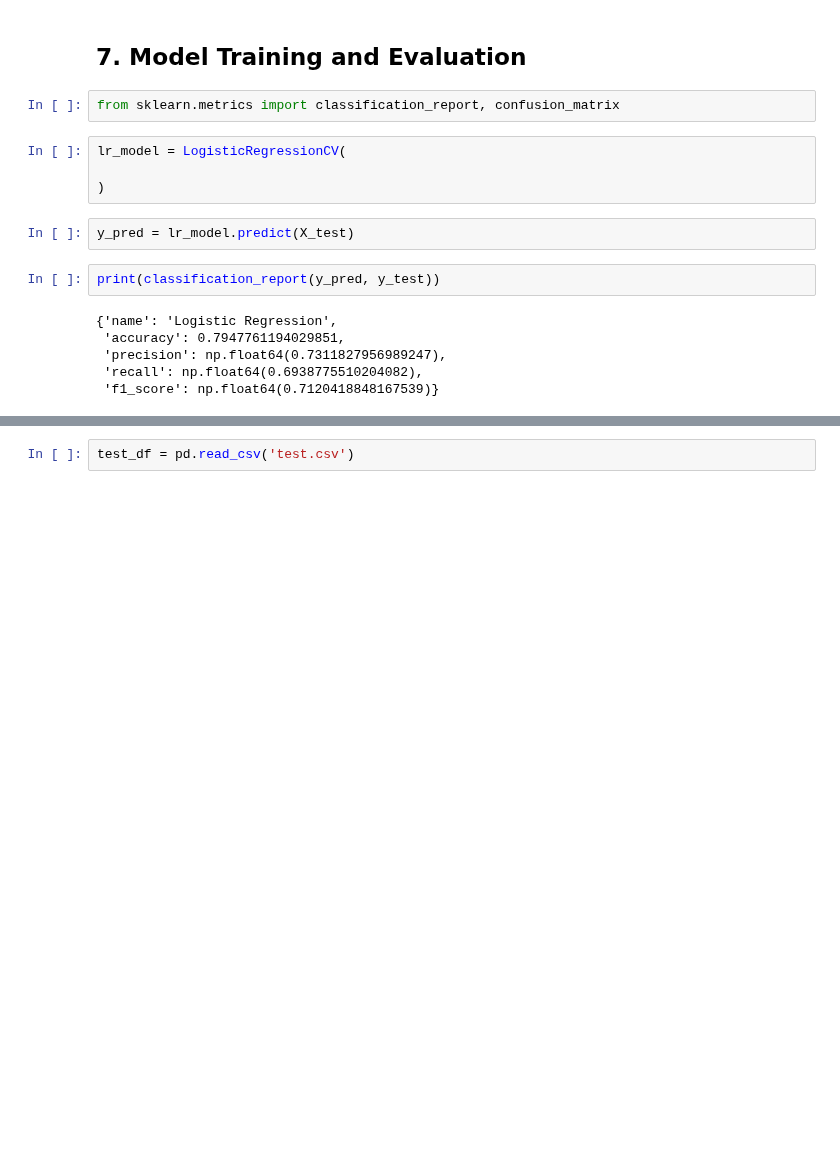
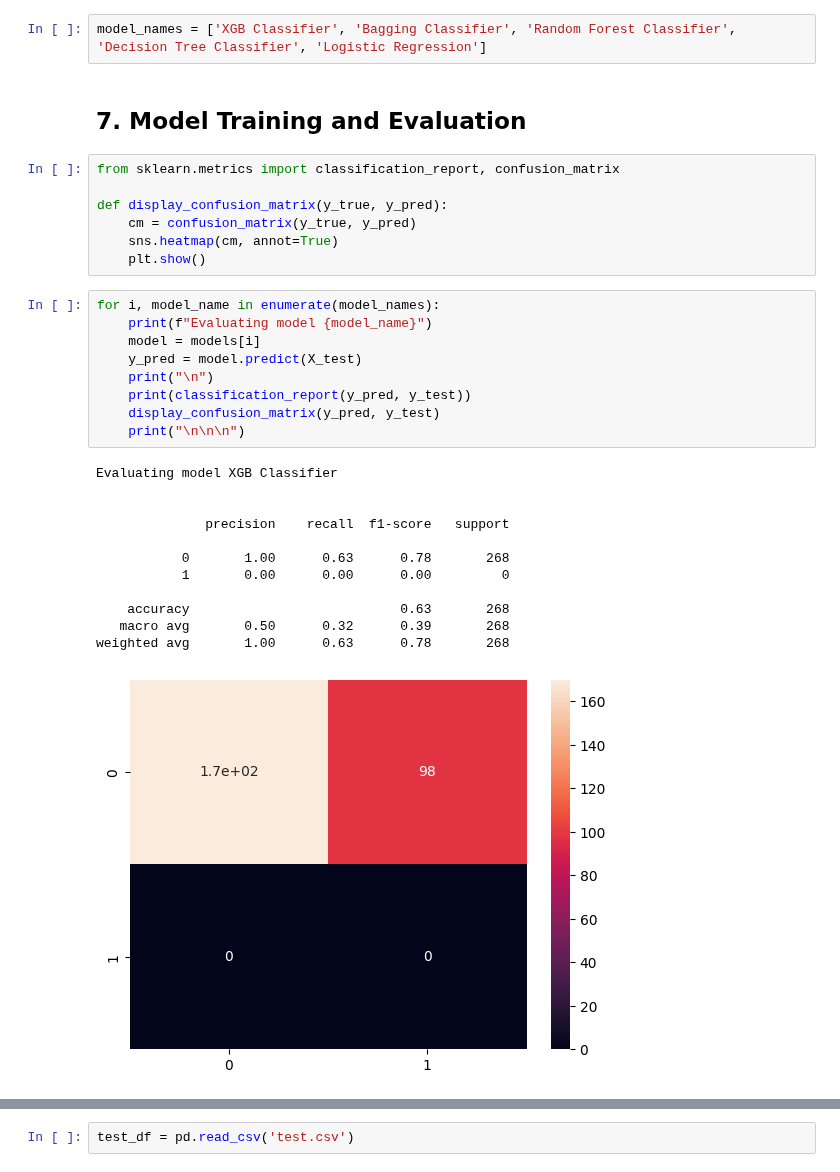
Before and after one commit to Mark-Barbaric/Kaggle, a Jupyter notebook: titanic/titanic_base.ipynb, the cells around one changed output, grey strips where cells are left out. Saved outputs shown, nothing was run; the diff lists cells and outputs as text; blank space fills up the shorter version.

```diff
--- a/titanic/titanic_base.ipynb
+++ b/titanic/titanic_base.ipynb
@@ -377,18 +334,33 @@ xgb_best_params
+# %%
+model_names = ['XGB Classifier', 'Bagging Classifier', 'Random Forest Classifier', 'Decision Tree Classifier', 'Logistic Regression']
 # %% [markdown]
 ## 7. Model Training and Evaluation
-# %%
-from sklearn.metrics import classification_report, confusion_matrix
-# %%
-lr_model = LogisticRegressionCV(
-
-)
-# %%
-y_pred = lr_model.predict(X_test)
-# %%
-print(classification_report(y_pred, y_test))
-# %% [output]
-{'name': 'Logistic Regression',
- 'accuracy': 0.7947761194029851,
- 'precision': np.float64(0.7311827956989247),
- 'recall': np.float64(0.6938775510204082),
- 'f1_score': np.float64(0.7120418848167539)}
+# %%
+from sklearn.metrics import classification_report, confusion_matrix
+
+def display_confusion_matrix(y_true, y_pred):
+    cm = confusion_matrix(y_true, y_pred)
+    sns.heatmap(cm, annot=True)
+    plt.show()
+# %%
+for i, model_name in enumerate(model_names):
+    print(f"Evaluating model {model_name}")
+    model = models[i]
+    y_pred = model.predict(X_test)
+    print("\n")
+    print(classification_report(y_pred, y_test))
+    display_confusion_matrix(y_pred, y_test)
+    print("\n\n\n")
+# %% [output]
+Evaluating model XGB Classifier
+
+
+              precision    recall  f1-score   support
+
+           0       1.00      0.63      0.78       268
+           1       0.00      0.00      0.00         0
+
+    accuracy                           0.63       268
+   macro avg       0.50      0.32      0.39       268
+weighted avg       1.00      0.63      0.78       268
+[figure, added]
```
Also changed, not shown: parts of 20 cells of this notebook.
